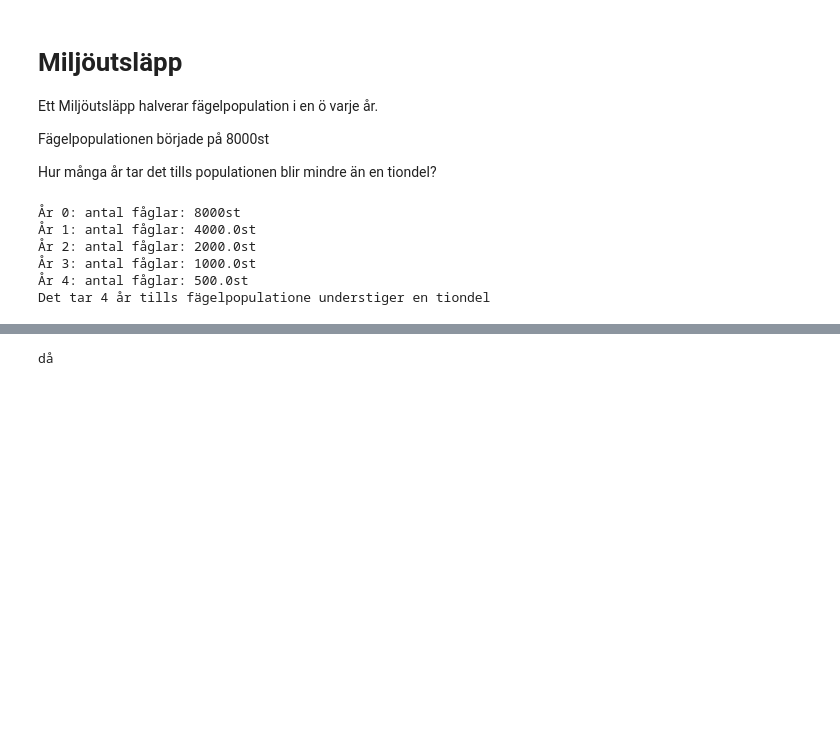
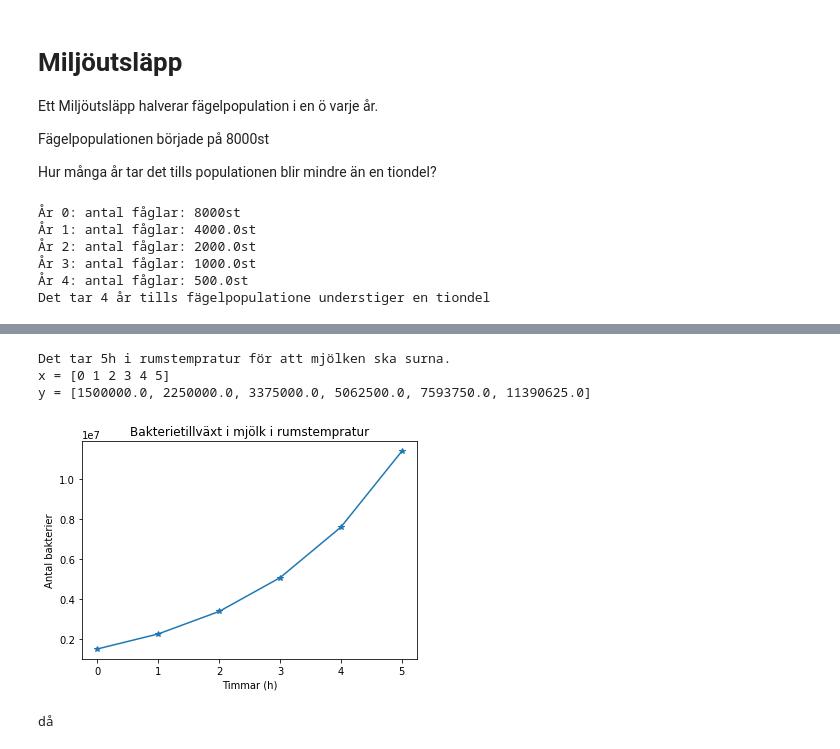
Before and after one commit to SannaIsak/sanna_isaksson_TE19C, a Jupyter notebook: Programering/count_with_code/while1.ipynb, the cells around one changed output, grey strips where cells are left out. Drawn from its saved outputs; the diff is of its cells as text; code cells hidden in the pictures; blank space fills up the shorter version.

Commit message:
Läxa + andra while uppgifter/2020-10-09

```diff
--- a/Programering/count_with_code/while1.ipynb
+++ b/Programering/count_with_code/while1.ipynb
@@ -51,3 +54,35 @@ Det tar 4 år tills fägelpopulatione understiger en tiondel
+# %%
+import matplotlib.pyplot as plt
+import numpy as np
+
+bakterier = 1.5e6 # 1.5*10**6
+surt = 1e7 # 1*10**7
+faktor = 1.5
+timmar = 0
+
+y_bakterier = [bakterier] # Lista som ska hålla bakteriernas "förändring"
+
+while bakterier < surt:
+    bakterier = faktor*bakterier
+    y_bakterier.append(bakterier) # Lägger på bakterier till vår lista
+    timmar += 1
+
+x_timmar = np.arange(timmar+1)
+
+print(f"Det tar {timmar}h i rumstempratur för att mjölken ska surna.")
+print(f"x = {x_timmar}")
+print(f"y = {y_bakterier}")
+
+plt.plot(x_timmar, y_bakterier, "*-")
+plt.xlabel("Timmar (h)")
+plt.ylabel("Antal bakterier")
+plt.title("Bakterietillväxt i mjölk i rumstempratur")
+plt.show()
+# %% [output]
+Det tar 5h i rumstempratur för att mjölken ska surna.
+x = [0 1 2 3 4 5]
+y = [1500000.0, 2250000.0, 3375000.0, 5062500.0, 7593750.0, 11390625.0]
+[figure, added]
 # %%
 '''
     multiline komementar
```
Also changed, not shown: parts of 3 cells of this notebook.
